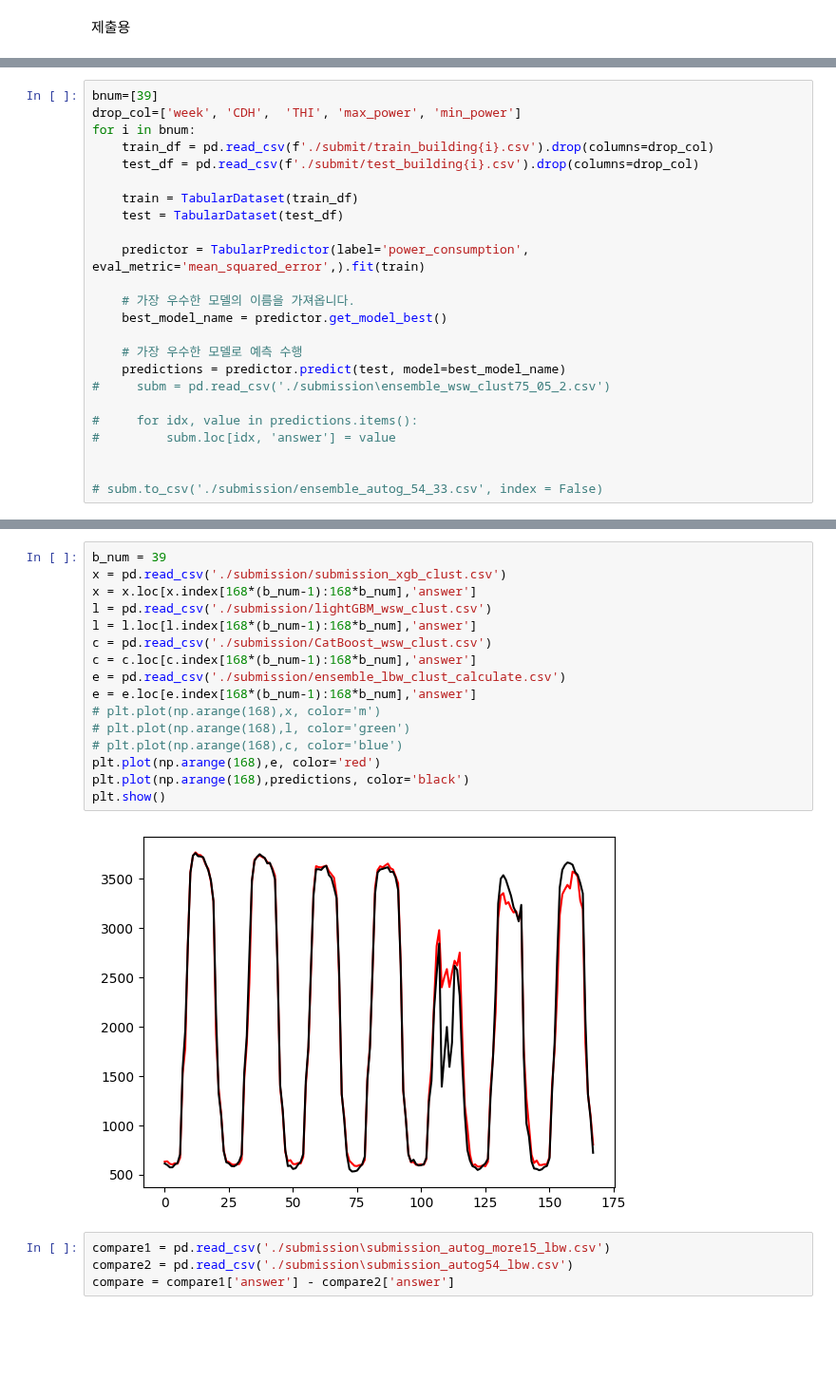
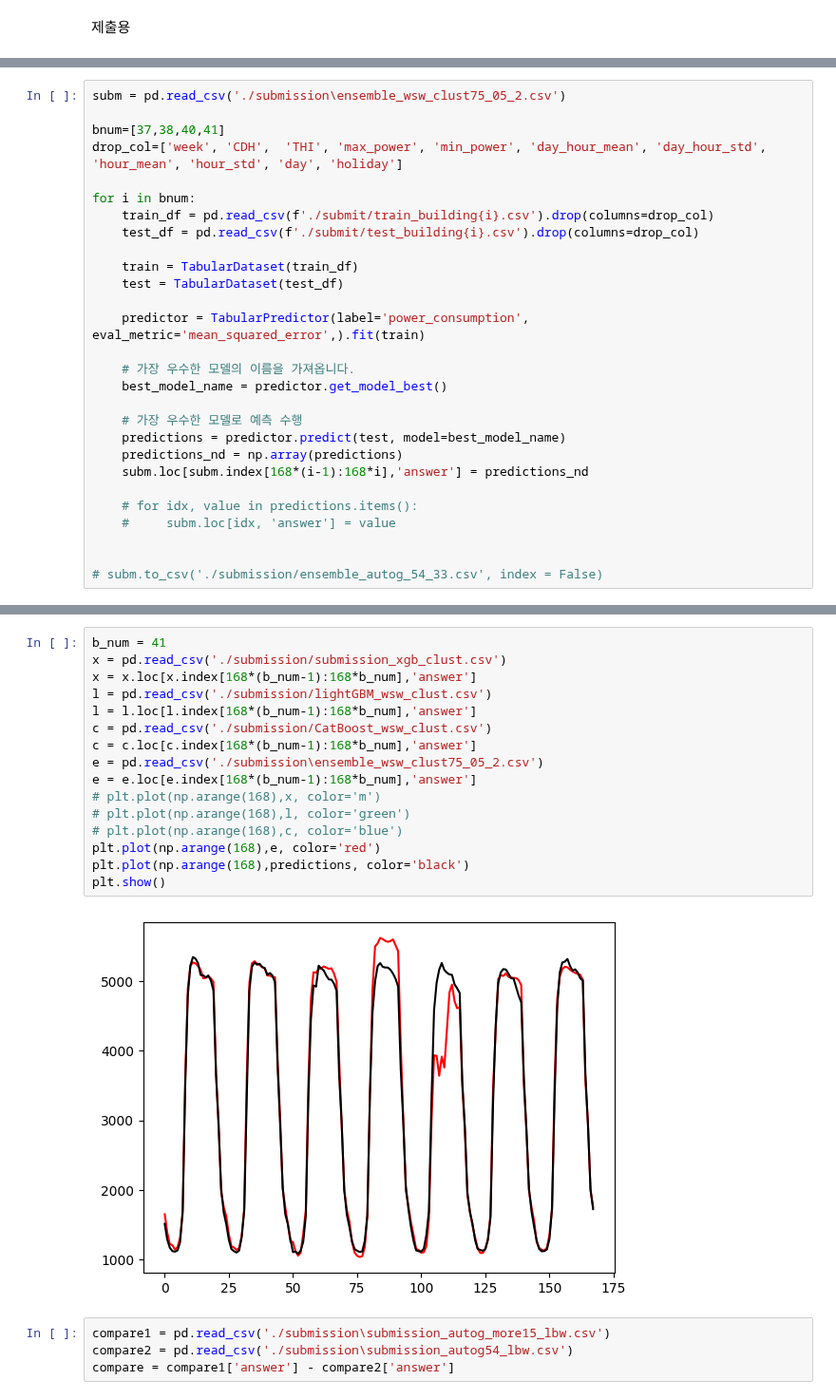
Before and after one commit to wooseungw/power_consumption_comp, a Jupyter notebook: avengers.ipynb, the cells around one changed output, grey strips where cells are left out. Shown at 95% size. Saved outputs shown, nothing was run; the diff lists cells and outputs as text; blank space fills up the shorter version.

```diff
--- a/avengers.ipynb
+++ b/avengers.ipynb
@@ -191,6 +124,9 @@ TabularPredictor saved. To load, use: predictor = TabularPredictor.load("Autoglu
 # %%
-bnum=[39]
-drop_col=['week', 'CDH',  'THI', 'max_power', 'min_power']
+subm = pd.read_csv('./submission\ensemble_wsw_clust75_05_2.csv')
+
+bnum=[37,38,40,41]
+drop_col=['week', 'CDH',  'THI', 'max_power', 'min_power', 'day_hour_mean', 'day_hour_std', 'hour_mean', 'hour_std', 'day', 'holiday']
+
 for i in bnum:
     train_df = pd.read_csv(f'./submit/train_building{i}.csv').drop(columns=drop_col)
     test_df = pd.read_csv(f'./submit/test_building{i}.csv').drop(columns=drop_col)
@@ -205,10 +141,11 @@ for i in bnum:
 
     # 가장 우수한 모델로 예측 수행
     predictions = predictor.predict(test, model=best_model_name)
-#     subm = pd.read_csv('./submission\ensemble_wsw_clust75_05_2.csv')
+    predictions_nd = np.array(predictions)
+    subm.loc[subm.index[168*(i-1):168*i],'answer'] = predictions_nd
 
-#     for idx, value in predictions.items():
-#         subm.loc[idx, 'answer'] = value
+    # for idx, value in predictions.items():
+    #     subm.loc[idx, 'answer'] = value
 
 
 # subm.to_csv('./submission/ensemble_autog_54_33.csv', index = False)
@@ -254,21 +177,21 @@ y = pd.read_csv('./submit/train_building32.csv')
 # %%
-b_num = 39
+b_num = 41
 x = pd.read_csv('./submission/submission_xgb_clust.csv')
 x = x.loc[x.index[168*(b_num-1):168*b_num],'answer']
 l = pd.read_csv('./submission/lightGBM_wsw_clust.csv')
 l = l.loc[l.index[168*(b_num-1):168*b_num],'answer']
 c = pd.read_csv('./submission/CatBoost_wsw_clust.csv')
 c = c.loc[c.index[168*(b_num-1):168*b_num],'answer']
-e = pd.read_csv('./submission/ensemble_lbw_clust_calculate.csv')
+e = pd.read_csv('./submission\ensemble_wsw_clust75_05_2.csv')
 e = e.loc[e.index[168*(b_num-1):168*b_num],'answer']
 # plt.plot(np.arange(168),x, color='m')
 # plt.plot(np.arange(168),l, color='green')
 # plt.plot(np.arange(168),c, color='blue')
 plt.plot(np.arange(168),e, color='red')
 plt.plot(np.arange(168),predictions, color='black')
 plt.show()
 # %% [output]
-[figure, old version]
+[figure, new version]
 # %%
 compare1 = pd.read_csv('./submission\submission_autog_more15_lbw.csv')
 compare2 = pd.read_csv('./submission\submission_autog54_lbw.csv')
```
Also changed, not shown: parts of 5 cells of this notebook, 1 other file.
